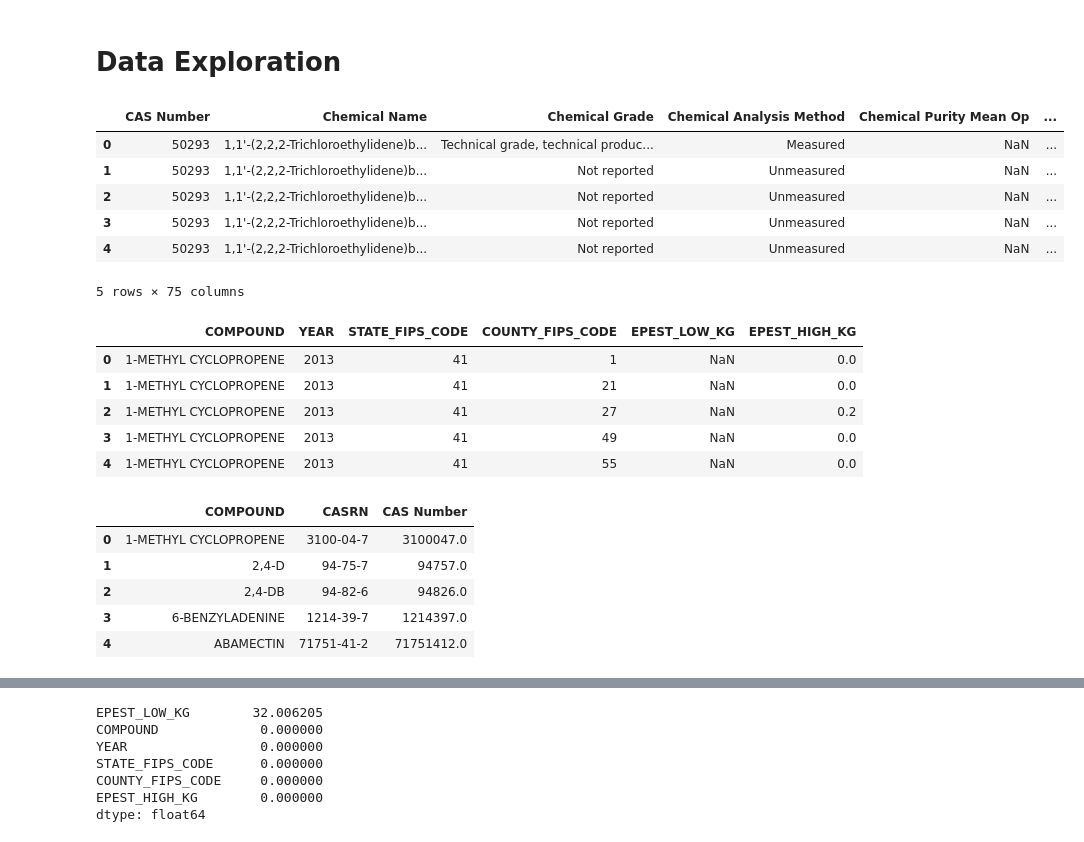
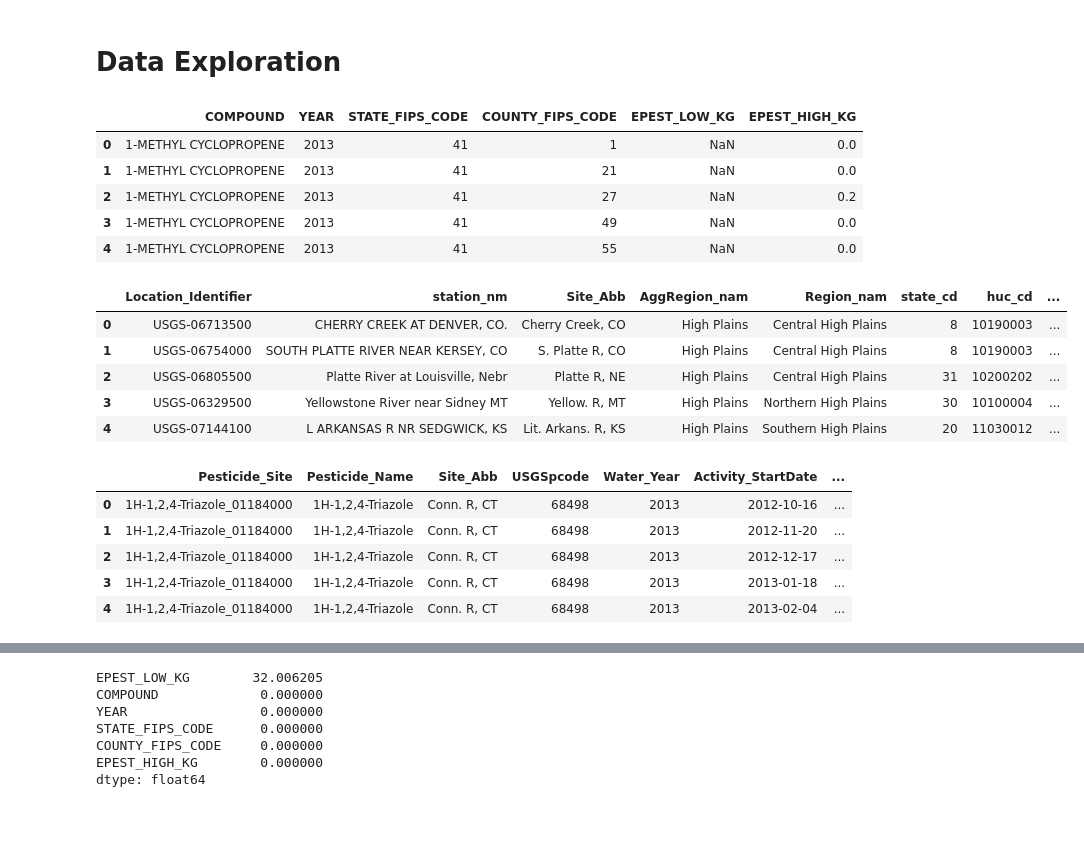
Before and after one commit to peytonrsmith/PerryLavinderSmith, a Jupyter notebook: Scripts/Ecotox_NEW.ipynb, the cells around one changed output, grey strips where cells are left out. Saved outputs shown, nothing was run; the diff lists cells and outputs as text; code cells hidden in the pictures.

```diff
--- a/Scripts/Ecotox_NEW.ipynb
+++ b/Scripts/Ecotox_NEW.ipynb
@@ -17,42 +17,43 @@ processed_fldr = project_fldr /'Data'/'processed'
 # %%
-# Importing the dataframe
-EPA_Dataset = (
-    pd.read_csv(
-        raw_fldr/'TerrestrialReport.csv')
+# Importing the data
+pest_use = pd.read_csv("https://www.sciencebase.gov/catalog/file/get/5e95c12282ce172707f2524e?name=EPest_county_estimates_2013_2017_v2.txt", sep="\t")
+site_info = pd.read_csv(
+    "https://prod-is-usgs-sb-prod-content.s3.amazonaws.com/6712dadfd34eb6a152fc9907/t1_site_info.txt?AWSAccessKeyId=AKIAI7K4IX6D4QLARINA&Expires=1793148387&Signature=ksQ7Ro9e%2FRAaPgXlOZVTMWaDjis%3D",
+    sep=None,
+    engine="python",
 )
-epest = pd.read_csv("https://www.sciencebase.gov/catalog/file/get/5e95c12282ce172707f2524e?name=EPest_county_estimates_2013_2017_v2.txt", sep="\t")
-matching =  (
-    pd.read_csv(
-        raw_fldr/'epest_compounds_cas.csv')
+pest_water = pd.read_csv(
+    "https://prod-is-usgs-sb-prod-content.s3.amazonaws.com/6712dadfd34eb6a152fc9907/t2_pest_concs.txt?AWSAccessKeyId=AKIAI7K4IX6D4QLARINA&Expires=1793148736&Signature=nXSgtnB3M2UiTnJ3EOYiDyeK0as%3D",
+    sep=None,
+    engine="python",
 )
 # %% [markdown]
 # Data Exploration
 # %%
-EPA_Dataset.head()
+pest_use.head()
 # %% [output]
-|  | CAS Number | Chemical Name | Chemical Grade | Chemical Analysis Method | Chemical Purity Mean Op | ... |
-| 0 | 50293 | 1,1'-(2,2,2-Trichloroethylidene)b... | Technical grade, technical produc... | Measured | NaN | ... |
-| 1 | 50293 | 1,1'-(2,2,2-Trichloroethylidene)b... | Not reported | Unmeasured | NaN | ... |
-| 2 | 50293 | 1,1'-(2,2,2-Trichloroethylidene)b... | Not reported | Unmeasured | NaN | ... |
-| 3 | 50293 | 1,1'-(2,2,2-Trichloroethylidene)b... | Not reported | Unmeasured | NaN | ... |
-| 4 | 50293 | 1,1'-(2,2,2-Trichloroethylidene)b... | Not reported | Unmeasured | NaN | ... |
+|  | COMPOUND | YEAR | STATE_FIPS_CODE | COUNTY_FIPS_CODE | EPEST_LOW_KG | EPEST_HIGH_KG |
+| 0 | 1-METHYL CYCLOPROPENE | 2013 | 41 | 1 | NaN | 0.0 |
+| 1 | 1-METHYL CYCLOPROPENE | 2013 | 41 | 21 | NaN | 0.0 |
+| 2 | 1-METHYL CYCLOPROPENE | 2013 | 41 | 27 | NaN | 0.2 |
+| 3 | 1-METHYL CYCLOPROPENE | 2013 | 41 | 49 | NaN | 0.0 |
+| 4 | 1-METHYL CYCLOPROPENE | 2013 | 41 | 55 | NaN | 0.0 |
-5 rows × 75 columns
 # %%
-epest.head()
+site_info.head()
 # %% [output]
-|  | COMPOUND | YEAR | STATE_FIPS_CODE | COUNTY_FIPS_CODE | EPEST_LOW_KG | EPEST_HIGH_KG |
-| 0 | 1-METHYL CYCLOPROPENE | 2013 | 41 | 1 | NaN | 0.0 |
-| 1 | 1-METHYL CYCLOPROPENE | 2013 | 41 | 21 | NaN | 0.0 |
-| 2 | 1-METHYL CYCLOPROPENE | 2013 | 41 | 27 | NaN | 0.2 |
-| 3 | 1-METHYL CYCLOPROPENE | 2013 | 41 | 49 | NaN | 0.0 |
-| 4 | 1-METHYL CYCLOPROPENE | 2013 | 41 | 55 | NaN | 0.0 |
+|  | Location_Identifier | station_nm | Site_Abb | AggRegion_nam | Region_nam | state_cd | huc_cd | ... |
+| 0 | USGS-06713500 | CHERRY CREEK AT DENVER, CO. | Cherry Creek, CO | High Plains | Central High Plains | 8 | 10190003 | ... |
+| 1 | USGS-06754000 | SOUTH PLATTE RIVER NEAR KERSEY, CO | S. Platte R, CO | High Plains | Central High Plains | 8 | 10190003 | ... |
+| 2 | USGS-06805500 | Platte River at Louisville, Nebr | Platte R, NE | High Plains | Central High Plains | 31 | 10200202 | ... |
+| 3 | USGS-06329500 | Yellowstone River near Sidney MT | Yellow. R, MT | High Plains | Northern High Plains | 30 | 10100004 | ... |
+| 4 | USGS-07144100 | L ARKANSAS R NR SEDGWICK, KS | Lit. Arkans. R, KS | High Plains | Southern High Plains | 20 | 11030012 | ... |
 # %%
-matching.head()
+pest_water.head()
 # %% [output]
-|  | COMPOUND | CASRN | CAS Number |
-| 0 | 1-METHYL CYCLOPROPENE | 3100-04-7 | 3100047.0 |
-| 1 | 2,4-D | 94-75-7 | 94757.0 |
-| 2 | 2,4-DB | 94-82-6 | 94826.0 |
-| 3 | 6-BENZYLADENINE | 1214-39-7 | 1214397.0 |
-| 4 | ABAMECTIN | 71751-41-2 | 71751412.0 |
+|  | Pesticide_Site | Pesticide_Name | Site_Abb | USGSpcode | Water_Year | Activity_StartDate | ... |
+| 0 | 1H-1,2,4-Triazole_01184000 | 1H-1,2,4-Triazole | Conn. R, CT | 68498 | 2013 | 2012-10-16 | ... |
+| 1 | 1H-1,2,4-Triazole_01184000 | 1H-1,2,4-Triazole | Conn. R, CT | 68498 | 2013 | 2012-11-20 | ... |
+| 2 | 1H-1,2,4-Triazole_01184000 | 1H-1,2,4-Triazole | Conn. R, CT | 68498 | 2013 | 2012-12-17 | ... |
+| 3 | 1H-1,2,4-Triazole_01184000 | 1H-1,2,4-Triazole | Conn. R, CT | 68498 | 2013 | 2013-01-18 | ... |
+| 4 | 1H-1,2,4-Triazole_01184000 | 1H-1,2,4-Triazole | Conn. R, CT | 68498 | 2013 | 2013-02-04 | ... |
 # %%
```
Also changed, not shown: parts of 22 cells of this notebook.
